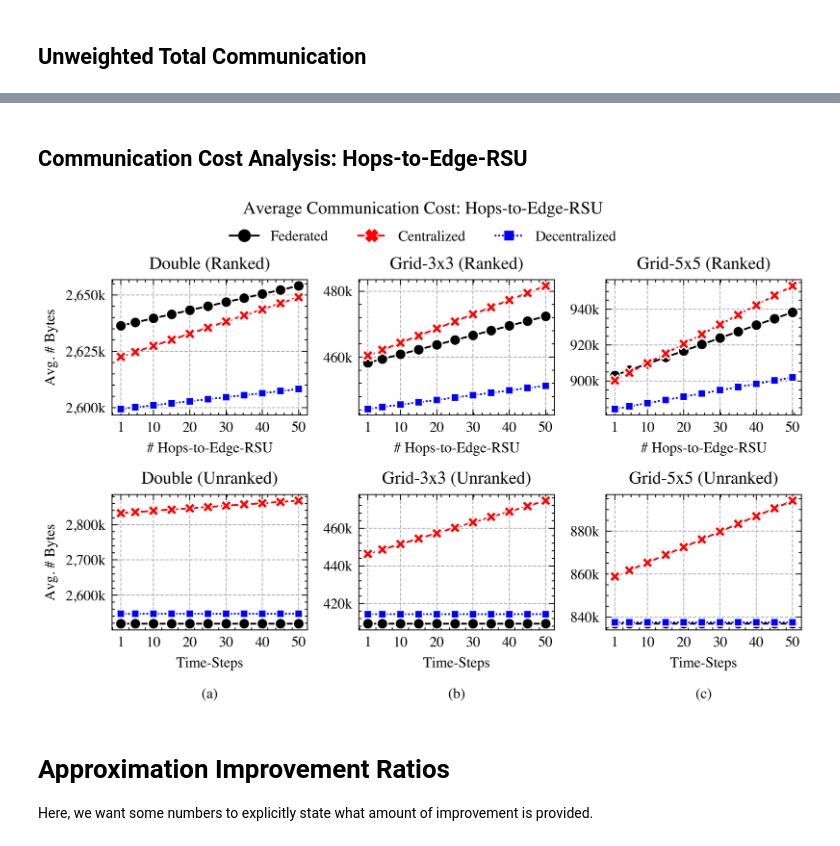
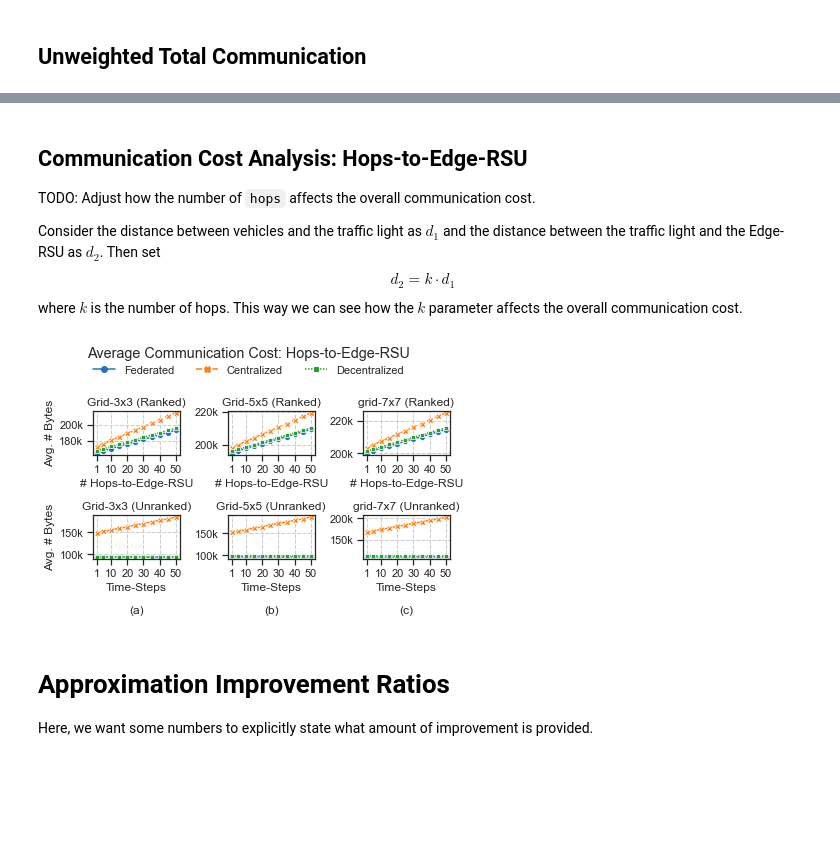
Before and after one commit to nathaniel-hudson/SUMO-FedRL, a Jupyter notebook: notebooks/Training Analysis.ipynb, the cells around one changed output, grey strips where cells are left out. Saved outputs shown, nothing was run; the diff lists cells and outputs as text; code cells hidden in the pictures; blank space fills up the shorter version.

```diff
--- a/notebooks/Training Analysis.ipynb
+++ b/notebooks/Training Analysis.ipynb
@@ -60,7 +64,7 @@ with sns.plotting_context(font_scale=1.15):
     NROWS, NCOLS = 2, 3
     fig, axes = plt.subplots(nrows=NROWS, ncols=NCOLS, figsize=(6, 4))
     for (row, ranked) in enumerate([True, False]):
-        for (col, intersection) in enumerate(["Double", "Grid-3x3", "Grid-5x5"]):
+        for (col, intersection) in enumerate(["Grid-3x3", "Grid-5x5", "grid-7x7"]):
             query = f"intersection == '{intersection}' and ranked == {ranked}"
             sns.lineplot(
                 data=df.query(query),
@@ -81,7 +85,7 @@ with sns.plotting_context(font_scale=1.15):
             axes[row, col].set_ylabel("Mean Episode Reward")
             axes[row, col].set_xticklabels(["", "0k", "100k", "200k"])
             handles, labels = axes[row, col].get_legend_handles_labels()
-            axes[row, col].get_legend().remove()
+            # axes[row, col].get_legend().remove()
 
     for row in range(NROWS):
         for col in range(1, NCOLS):
@@ -164,7 +168,7 @@ with sns.plotting_context(font_scale=1.15):
     NROWS, NCOLS = 2, 3
     fig, axes = plt.subplots(nrows=NROWS, ncols=NCOLS, figsize=(6, 4))
     for (row, ranked) in enumerate([True, False]):
-        for (col, intersection) in enumerate(["Double", "Grid-3x3", "Grid-5x5"]):
+        for (col, intersection) in enumerate(["Grid-3x3", "Grid-5x5", "grid-7x7"]):
             query = f"intersection == '{intersection}' and ranked == {ranked}"
             sns.lineplot(
                 data=comm_df.query(query),
@@ -216,7 +220,7 @@ with sns.plotting_context(font_scale=1.15):
     NROWS, NCOLS = 2, 3
     fig, axes = plt.subplots(nrows=NROWS, ncols=NCOLS, figsize=(6, 4))
     for (row, ranked) in enumerate([True, False]):
-        for (col, intersection) in enumerate(["Double", "Grid-3x3", "Grid-5x5"]):
+        for (col, intersection) in enumerate(["Grid-3x3", "Grid-5x5", "grid-7x7"]):
             query = f"intersection == '{intersection}' and ranked == {ranked}"
             sns.lineplot(
                 data=df.query(query),
@@ -264,5 +268,10 @@ with sns.plotting_context(font_scale=1.15):
-# %% [markdown]
-## Communication Cost Analysis: Hops-to-Edge-RSU
+# %% [markdown]
+## Communication Cost Analysis: Hops-to-Edge-RSU
+TODO: Adjust how the number of `hops` affects the overall communication cost.
+
+Consider the distance between vehicles and the traffic light as $d_{1}$ and the distance between the traffic light and the Edge-RSU as $d_{2}$. Then set
+$$d_{2} = k \cdot d_{1}$$
+where $k$ is the number of hops. This way we can see how the $k$ parameter affects the overall communication cost.
 # %%
 # Make AUXILIARY DataFrame that features a `hops-to-edge` column
 temp_comm_df = []
@@ -271,13 +280,14 @@ for hops in [1, 5, 10, 15, 20, 25, 30, 35, 40, 45, 50]:
     temp_df["hops-to-edge"] = [hops] * len(temp_df)
     temp_comm_df.append(temp_df)
 temp_comm_df = pd.concat(temp_comm_df)
+temp_comm_df.reset_index(inplace=True)
 # %%
 # Plot the results.
 with sns.plotting_context(font_scale=1.15):
     NROWS, NCOLS = 2, 3
     fig, axes = plt.subplots(nrows=NROWS, ncols=NCOLS, figsize=(6, 4))
     for (row, ranked) in enumerate([True, False]):
-        for (col, intersection) in enumerate(["Double", "Grid-3x3", "Grid-5x5"]):
+        for (col, intersection) in enumerate(["Grid-3x3", "Grid-5x5", "grid-7x7"]):
             query = f"intersection == '{intersection}' and ranked == {ranked}"
             sns.lineplot(
                 data=temp_comm_df.query(query),
@@ -293,34 +303,34 @@ with sns.plotting_context(font_scale=1.15):
                 ax=axes[row, col]
             )
 
             axes[row, col].grid(which="major", linestyle="--")
             axes[row, col].set_title(f"{intersection} ({'Ranked' if ranked else 'Unranked'})")
             axes[row, col].set_xlabel("# Hops-to-Edge-RSU")
 
             ylabels = ['{:,.0f}'.format(x) + 'k' for x in axes[row, col].get_yticks()/1000]
             axes[row, col].set_yticklabels(ylabels)
 
             axes[row, col].set_ylabel("Avg. # Bytes")
             handles, labels = axes[row, col].get_legend_handles_labels()
             axes[row, col].get_legend().remove()
 
     for row in range(NROWS):
         for col in range(1, NCOLS):
             axes[row, col].set_ylabel("")
 
     for label, col in zip(["a", "b", "c"], range(NCOLS)):
         axes[NROWS-1, col].set_xlabel(f"Time-Steps\n\n({label})")
 
     fig.legend(handles, labels, frameon=False, ncol=3, loc="upper center", bbox_to_anchor=(0.5, 0.95))
     fig.suptitle("Average Communication Cost: Hops-to-Edge-RSU\n")
 
     xticks = [1, 10, 20, 30, 40, 50]
     plt.setp(axes, xticks=xticks, xticklabels=[str(tick) for tick in xticks])
     plt.tight_layout()
     plt.savefig(join(RESULTS_DIR, "hops_avg_comm_cost.pdf"))
     plt.show()
 # %% [output]
-[figure, old version]
+[figure, new version]
 # %% [markdown]
 # Approximation Improvement Ratios
 Here, we want some numbers to explicitly state what amount of improvement is provided.
```
Also changed, not shown: parts of 11 cells of this notebook, 3 other files.
